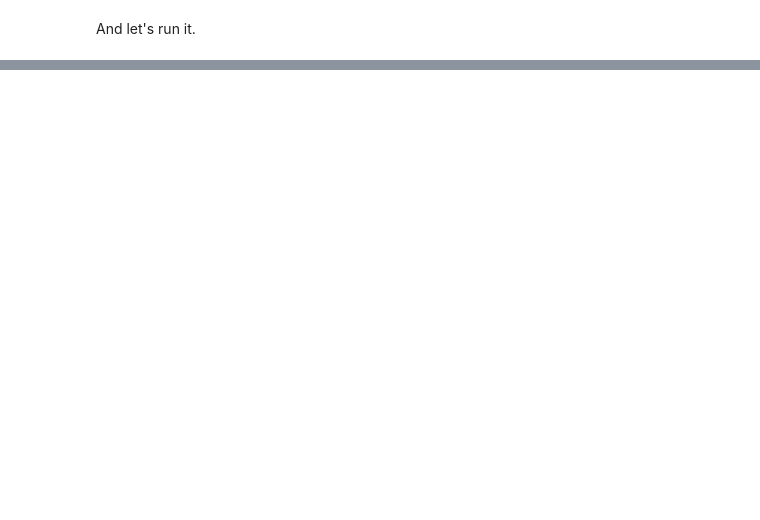
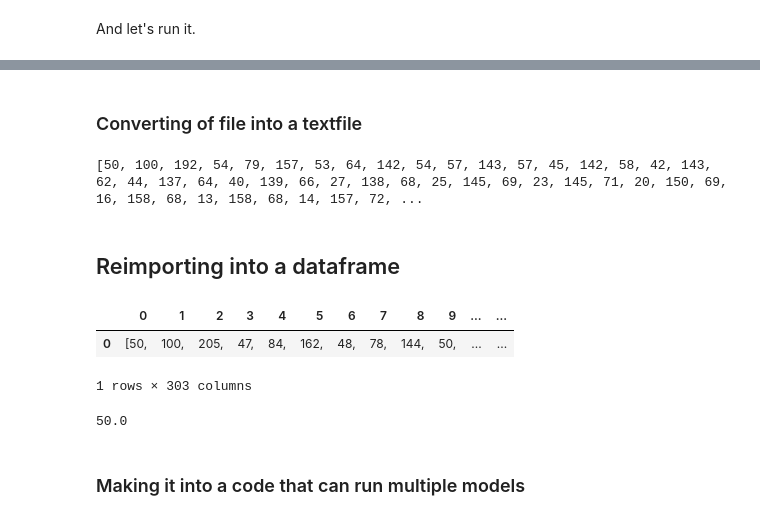
Before and after one commit to bommyboy/42188-Agent-Modelling-Case-Study-1, a Jupyter notebook: Wolf-Sheep.ipynb, the cells around one changed output, grey strips where cells are left out. Drawn from its saved outputs; the diff is of its cells as text; code cells hidden in the pictures; blank space fills up the shorter version.

Commit message:
Add min_repr_ener, save output txt+png and loop

```diff
--- a/Wolf-Sheep.ipynb
+++ b/Wolf-Sheep.ipynb
@@ -427,0 +644,6 @@ fig.show()
+# %% [markdown]
+### Converting of file into a textfile
+# %%
+print(output)
+# %% [output]
+[50, 100, 192, 54, 79, 157, 53, 64, 142, 54, 57, 143, 57, 45, 142, 58, 42, 143, 62, 44, 137, 64, 40, 139, 66, 27, 138, 68, 25, 145, 69, 23, 145, 71, 20, 150, 69, 16, 158, 68, 13, 158, 68, 14, 157, 72, ...
@@ -427,0 +652,16 @@ fig.show()
+# %% [markdown]
+## Reimporting into a dataframe
+# %%
+import pandas as pd
+data = pd.read_csv('model_1.txt', sep=" ", header=None)
+# %%
+data.head()
+# %% [output]
+|  | 0 | 1 | 2 | 3 | 4 | 5 | 6 | 7 | 8 | 9 | ... | ... |
+| 0 | [50, | 100, | 205, | 47, | 84, | 162, | 48, | 78, | 144, | 50, | ... | ... |
+1 rows × 303 columns
+# %%
+a =data.values[0][0].replace(',', '').replace('[', '').replace(']', '')
+print(float(a))
+# %% [output]
+50.0
@@ -427,0 +702,2 @@ fig.show()
+# %% [markdown]
+### Making it into a code that can run multiple models
```
Also changed, not shown: parts of 23 cells of this notebook, 10 other files.
